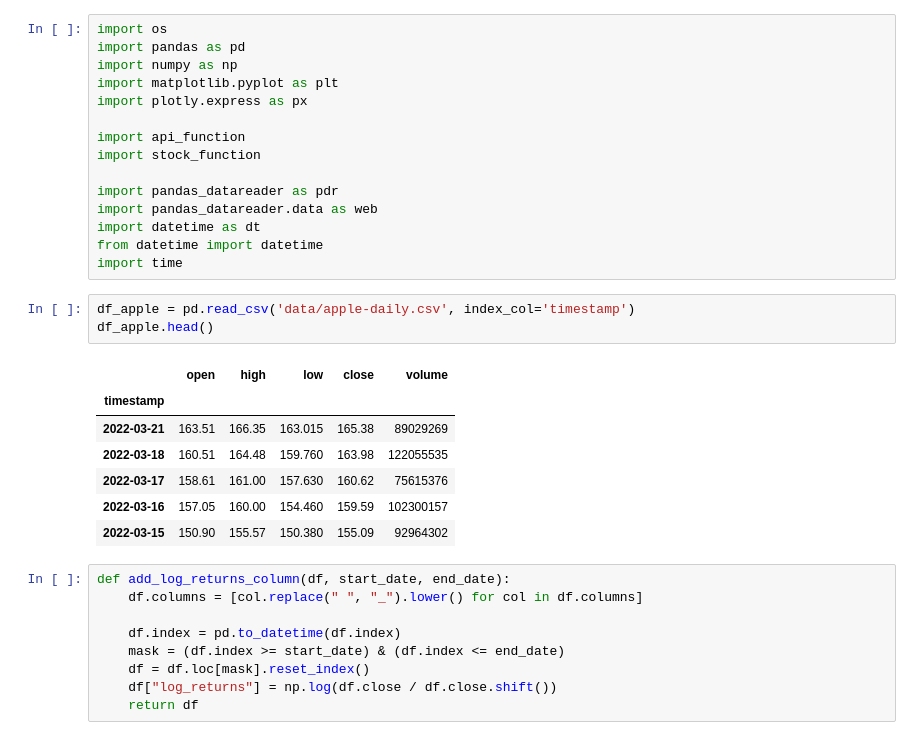
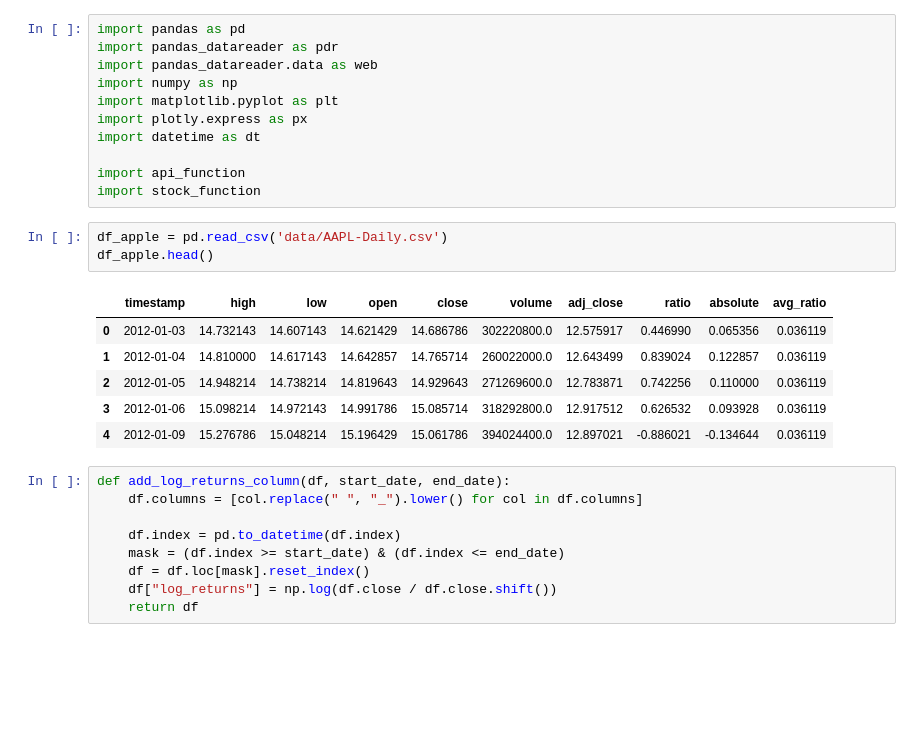
Before and after one commit to BitcoinInvestAnalysis/Capstone, a Jupyter notebook: formula_try_out.ipynb, the cells around one changed output. Cells and saved outputs as stored; diff of their text form; blank space fills up the shorter version.

```diff
--- a/formula_try_out.ipynb
+++ b/formula_try_out.ipynb
@@ -1,29 +1,24 @@
 # %%
-import os
 import pandas as pd
+import pandas_datareader as pdr
+import pandas_datareader.data as web
 import numpy as np
 import matplotlib.pyplot as plt
 import plotly.express as px
+import datetime as dt
 
 import api_function
 import stock_function
-
-import pandas_datareader as pdr
-import pandas_datareader.data as web
-import datetime as dt
-from datetime import datetime
-import time
 # %%
-df_apple = pd.read_csv('data/apple-daily.csv', index_col='timestamp')
+df_apple = pd.read_csv('data/AAPL-Daily.csv')
 df_apple.head()
 # %% [output]
-|  | open | high | low | close | volume |
-| timestamp |  |  |  |  |  |
-| 2022-03-21 | 163.51 | 166.35 | 163.015 | 165.38 | 89029269 |
-| 2022-03-18 | 160.51 | 164.48 | 159.760 | 163.98 | 122055535 |
-| 2022-03-17 | 158.61 | 161.00 | 157.630 | 160.62 | 75615376 |
-| 2022-03-16 | 157.05 | 160.00 | 154.460 | 159.59 | 102300157 |
-| 2022-03-15 | 150.90 | 155.57 | 150.380 | 155.09 | 92964302 |
+|  | timestamp | high | low | open | close | volume | adj_close | ratio | absolute | avg_ratio |
+| 0 | 2012-01-03 | 14.732143 | 14.607143 | 14.621429 | 14.686786 | 302220800.0 | 12.575917 | 0.446990 | 0.065356 | 0.036119 |
+| 1 | 2012-01-04 | 14.810000 | 14.617143 | 14.642857 | 14.765714 | 260022000.0 | 12.643499 | 0.839024 | 0.122857 | 0.036119 |
+| 2 | 2012-01-05 | 14.948214 | 14.738214 | 14.819643 | 14.929643 | 271269600.0 | 12.783871 | 0.742256 | 0.110000 | 0.036119 |
+| 3 | 2012-01-06 | 15.098214 | 14.972143 | 14.991786 | 15.085714 | 318292800.0 | 12.917512 | 0.626532 | 0.093928 | 0.036119 |
+| 4 | 2012-01-09 | 15.276786 | 15.048214 | 15.196429 | 15.061786 | 394024400.0 | 12.897021 | -0.886021 | -0.134644 | 0.036119 |
 # %%
 def add_log_returns_column(df, start_date, end_date):
     df.columns = [col.replace(" ", "_").lower() for col in df.columns]
```
Also changed, not shown: parts of 28 cells of this notebook, 5 other files.
